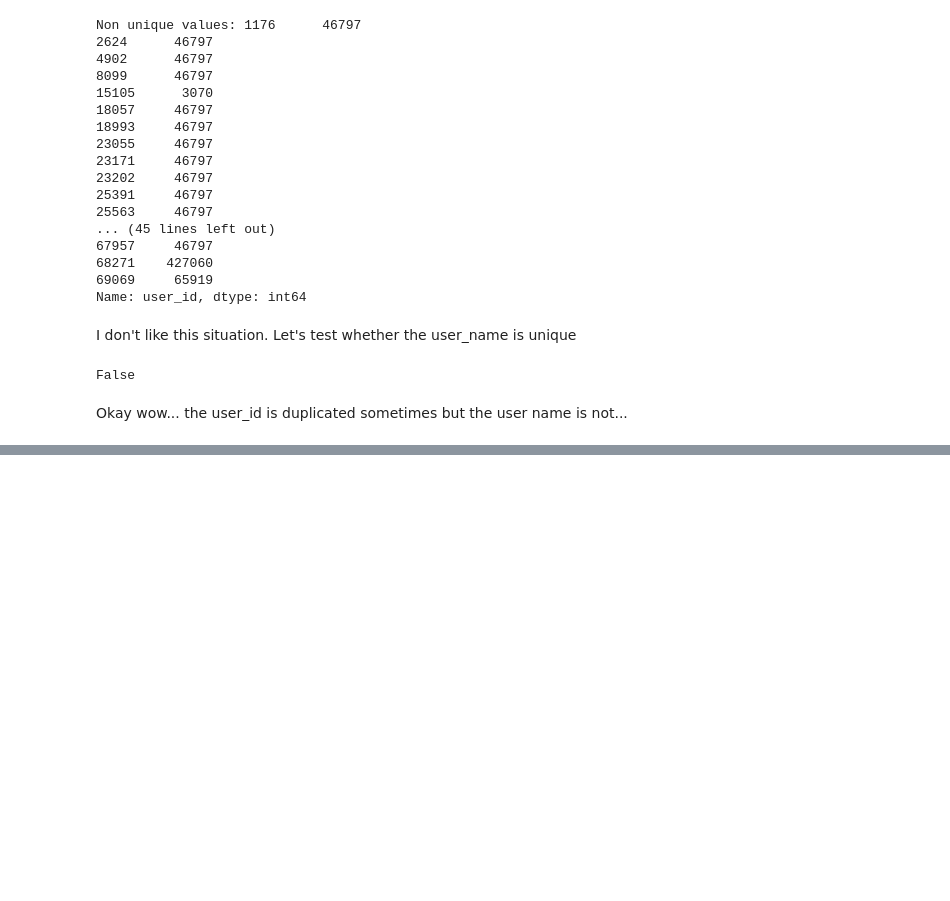
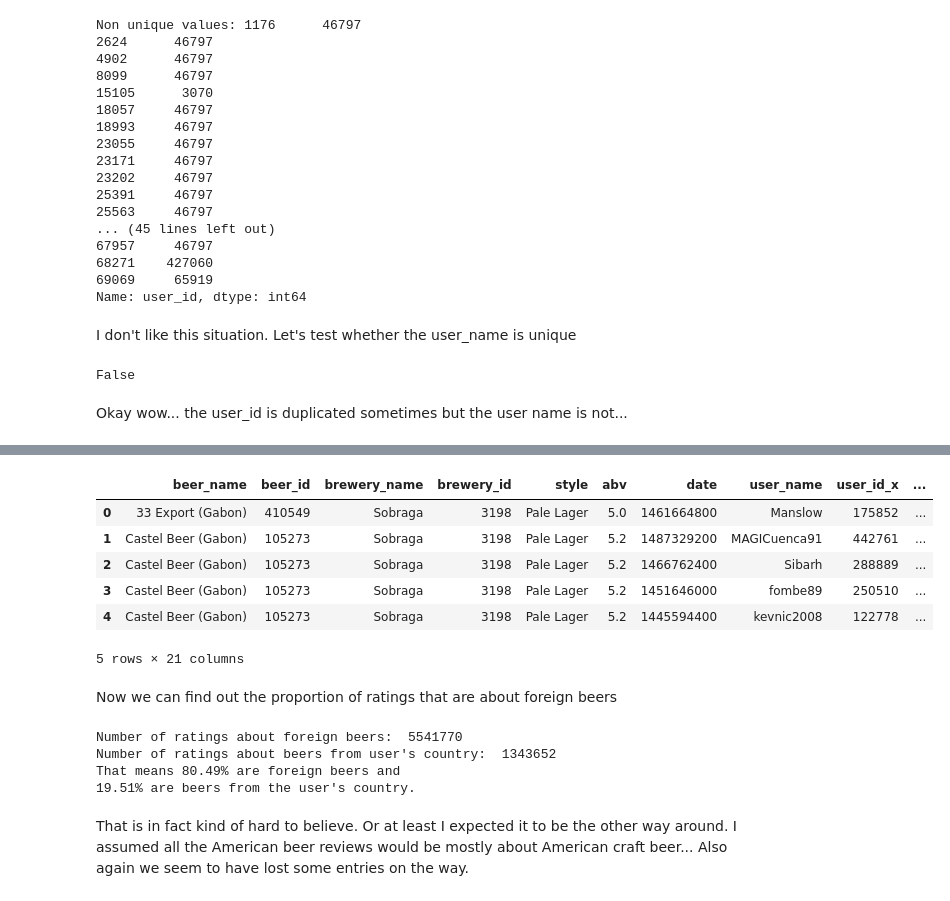
Before and after one commit to epfl-ada/ada-2024-project-thefivedatawranglers, a Jupyter notebook: analysis.ipynb, the cells around one changed output, grey strips where cells are left out. Drawn from its saved outputs; the diff is of its cells as text; code cells hidden in the pictures; blank space fills up the shorter version.

```diff
--- a/analysis.ipynb
+++ b/analysis.ipynb
@@ -273,0 +390,31 @@ Okay wow... the user_id is duplicated sometimes but the user name is not...
+# %%
+# we add a boolean column checking whether the brewery_location = user_location
+
+df_rb_users_ratings_brew["foreign"] = df_rb_users_ratings_brew["user_location"] != df_rb_users_ratings_brew["brewery_location"]
+df_rb_users_ratings_brew.head()
+# %% [output]
+|  | beer_name | beer_id | brewery_name | brewery_id | style | abv | date | user_name | user_id_x | ... |
+| 0 | 33 Export (Gabon) | 410549 | Sobraga | 3198 | Pale Lager | 5.0 | 1461664800 | Manslow | 175852 | ... |
+| 1 | Castel Beer (Gabon) | 105273 | Sobraga | 3198 | Pale Lager | 5.2 | 1487329200 | MAGICuenca91 | 442761 | ... |
+| 2 | Castel Beer (Gabon) | 105273 | Sobraga | 3198 | Pale Lager | 5.2 | 1466762400 | Sibarh | 288889 | ... |
+| 3 | Castel Beer (Gabon) | 105273 | Sobraga | 3198 | Pale Lager | 5.2 | 1451646000 | fombe89 | 250510 | ... |
+| 4 | Castel Beer (Gabon) | 105273 | Sobraga | 3198 | Pale Lager | 5.2 | 1445594400 | kevnic2008 | 122778 | ... |
+5 rows × 21 columns
+# %% [markdown]
+Now we can find out the proportion of ratings that are about foreign beers
+# %%
+foreign_beers = df_rb_users_ratings_brew[df_rb_users_ratings_brew["foreign"] == True]
+own_beers = df_rb_users_ratings_brew[df_rb_users_ratings_brew["foreign"] == False]
+
+print("Number of ratings about foreign beers: ", len(foreign_beers))
+print("Number of ratings about beers from user's country: ", len(own_beers))
+
+print("That means " + str(ratio_to_percentage(len(foreign_beers) / len(df_rb_users_ratings_brew))) + "% are foreign beers and")
+print(str(ratio_to_percentage(len(own_beers) / len(df_rb_users_ratings_brew))) + "% are beers from the user's country.")
+# %% [output]
+Number of ratings about foreign beers:  5541770
+Number of ratings about beers from user's country:  1343652
+That means 80.49% are foreign beers and
+19.51% are beers from the user's country.
+# %% [markdown]
+That is in fact kind of hard to believe. Or at least I expected it to be the other way around. I assumed all the American beer reviews would be mostly about American craft beer... Also again we seem to have lost some entries on the way.
```
Also changed, not shown: parts of 13 cells of this notebook.
